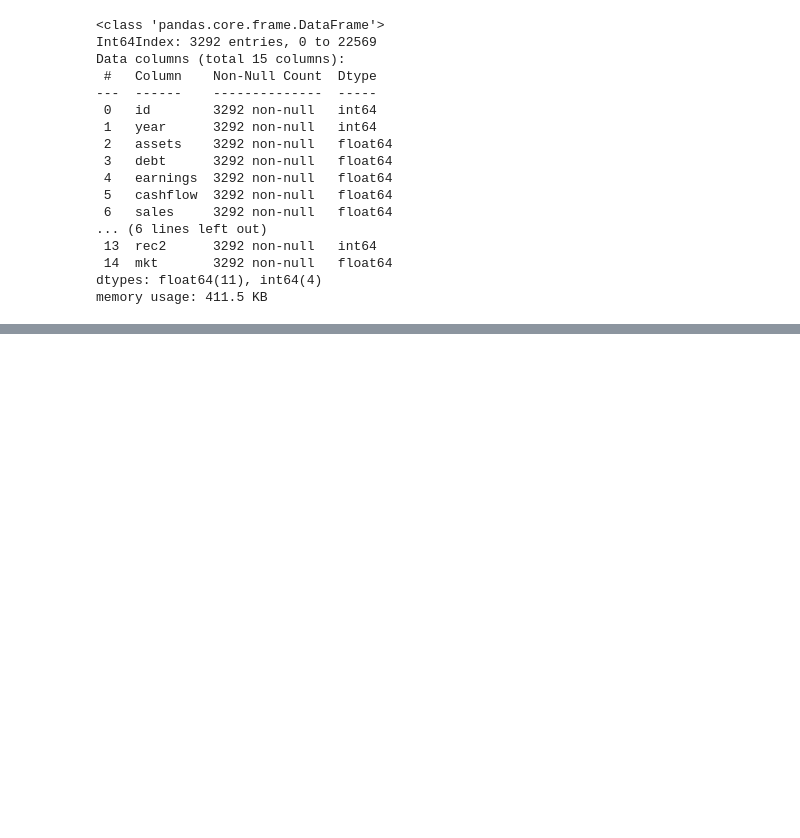
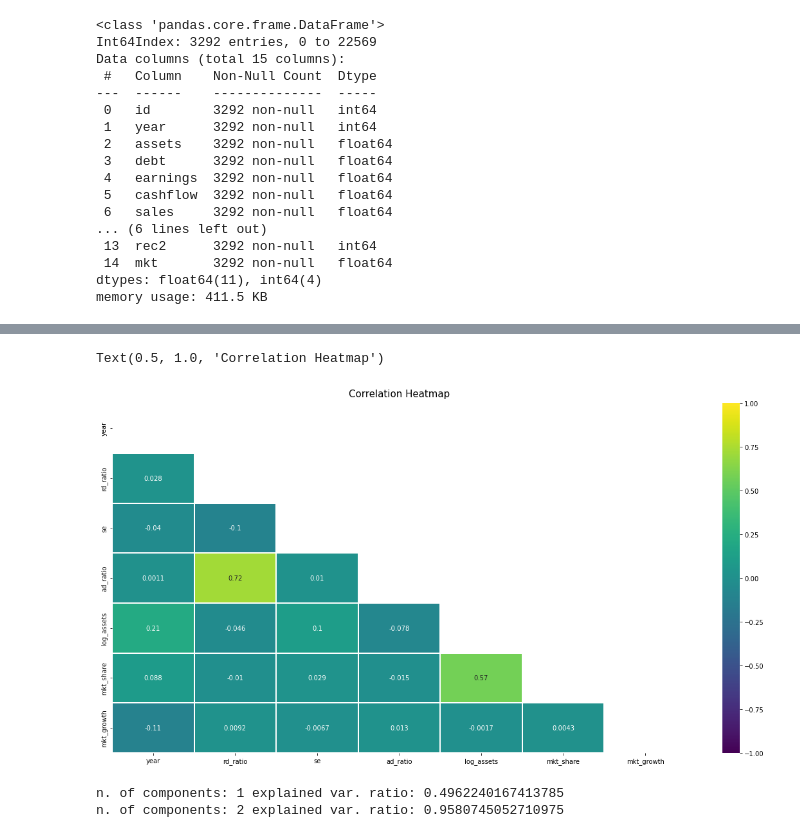
Before and after one commit to cyrilmichino/health-marketing-analytics, a Jupyter notebook: notebook.ipynb, the cells around one changed output, grey strips where cells are left out. Drawn from its saved outputs; the diff is of its cells as text; code cells hidden in the pictures; blank space fills up the shorter version.

Commit message:
added variables, corraltion matrix & PCA

```diff
--- a/notebook.ipynb
+++ b/notebook.ipynb
@@ -228,0 +274,6 @@ data.head()
+# %%
+# Split the data into training set and testing set, using a test size of 0.2.
+from sklearn.model_selection import train_test_split
+data_features = data.drop(labels=['id','debt','ad','rd','threat','fv','mkt','earnings','assets','cashflow','sales','mv','rec1', 'rec2'], axis=1)
+data_dependent = data['fv']
+X_train, X_test, y_train, y_test = train_test_split(data_features, data_dependent, test_size=0.2, random_state=42)
@@ -228,0 +290,29 @@ data.head()
+# %%
+# Create a correlation matrix to check if it is necessary to use PCA.
+import seaborn as sn
+corr_matrix = data_features.corr()
+
+plt.figure(figsize=(20, 10))
+
+mask = np.triu(np.ones_like(corr_matrix))
+heatmap = sn.heatmap(corr_matrix, vmin=-1, annot=True, vmax=1, linewidths=0.1, center=0,cmap= 'viridis', mask=mask)
+heatmap.set_title('Correlation Heatmap', fontdict={'fontsize':15}, pad=10)
+
+#We can notice that rd_ratio shows high correlation (.72) with ad_ratio. log_assets and mkt_share show .57 correlation.
+# %% [output]
+Text(0.5, 1.0, 'Correlation Heatmap')
+[figure, added]
+# %%
+# We now check the variance captured by PCA for different number of components.
+from sklearn.decomposition import PCA
+
+for i in range(1, n_features):
+    pca = PCA(n_components=i)
+    pca.fit_transform(data_features)
+    expl_var_ratio = pca.explained_variance_ratio_
+    print('n. of components:', i, 'explained var. ratio:', expl_var_ratio.sum())
+    if expl_var_ratio.sum() >= 0.95:
+        break
+# %% [output]
+n. of components: 1 explained var. ratio: 0.4962240167413785
+n. of components: 2 explained var. ratio: 0.9580745052710975
```
Also changed, not shown: parts of 16 cells of this notebook, 3 other files.
